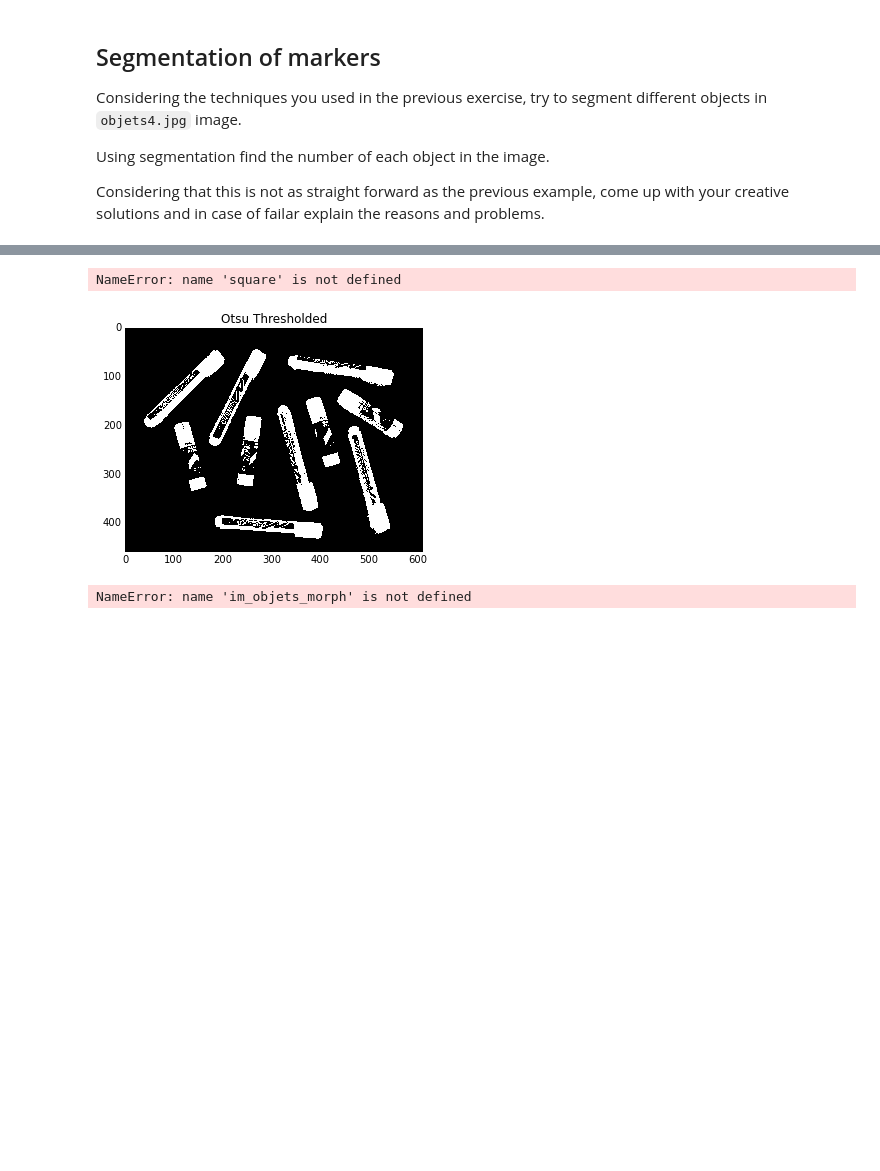
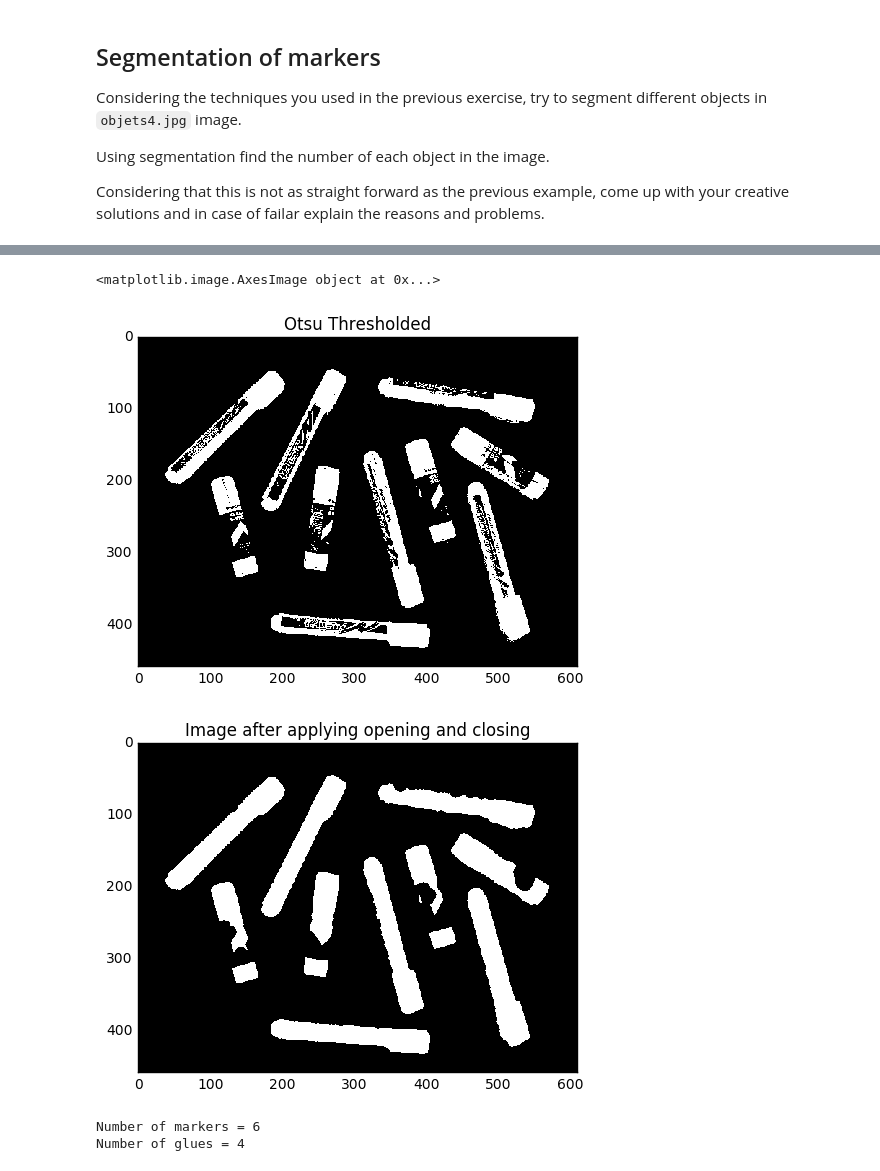
Before and after one commit to SharonSheran/B31XB-IIP-TP-1617, a Jupyter notebook: 5-segmentation/segmentation.ipynb, the cells around one changed output, grey strips where cells are left out. Cells and saved outputs as stored; diff of their text form; code cells hidden in the pictures; blank space fills up the shorter version.

```diff
--- a/5-segmentation/segmentation.ipynb
+++ b/5-segmentation/segmentation.ipynb
@@ -138,38 +144,48 @@ imshow(im_objets)
 # %%
+from skimage.morphology import square
+
+#Applying Otsu threshold
 im_objets_thresh = im_objets < threshold_otsu(im_objets)
-
 plt.figure(figsize=(8,4))
 plt.title("Otsu Thresholded")
 imshow(im_objets_thresh)
 
-#Remove noise
+# Removing noise
 im_objets_opened = binary_opening(im_objets_thresh, square(2))
 
-#Fill holes and merge shapes
-im_objets_morph = binary_closing(im_objets_opened, disk(8))
+# Filling holes
+im_objets_closed = binary_closing(im_objets_opened, disk(8))
 
-plt.figure(figsize=(8,4))
-plt.title("Morphologically Processed")
-imshow(im_objets_morph)
+plt.figure()
+plt.title("Image after applying opening and closing")
+imshow(im_objets_closed)
 # %% [output]
-NameError: name 'square' is not defined
+<matplotlib.image.AxesImage object at 0x...>
-[figure, old version]
+[figure, new version]
+[figure, added]
 # %%
 im_objets_labels = label(im_objets_morph)
 im_objets_props = regionprops(im_objets_labels)
 
-num_pens_found = 0
-num_glue_found = 0
+num_markers = 0
+num_glues = 0
 
 for label_prop in im_objets_props:
+
     #Rule out smaller objects and not correctly joined parts by area
     if(label_prop["area"] > 1000):
-        if(label_prop["eccentricity"] > 0.98): #Pens have a big eccentricity of around 0.99+
-            num_pens_found += 1
-        else: #Other objects are considered to be glue
-            num_glue_found += 1
 
-print("Number of pens = " + str(num_pens_found))
-print("Number of glue = "+ str(num_glue_found))
+        # Finding the markers.
+        # Markers have an eccentricity of 0,99 approx
+        if(label_prop["eccentricity"] > 0.98):
+            num_markers += 1
+
+        #If it`s not a marker, the is considered to be a glue.
+        else:
+            num_glues += 1
+
+print("Number of markers =", num_markers )
+print("Number of glues =", num_glues )
 # %% [output]
-NameError: name 'im_objets_morph' is not defined
+Number of markers = 6
+Number of glues = 4
```
Also changed, not shown: parts of 5 cells of this notebook.
